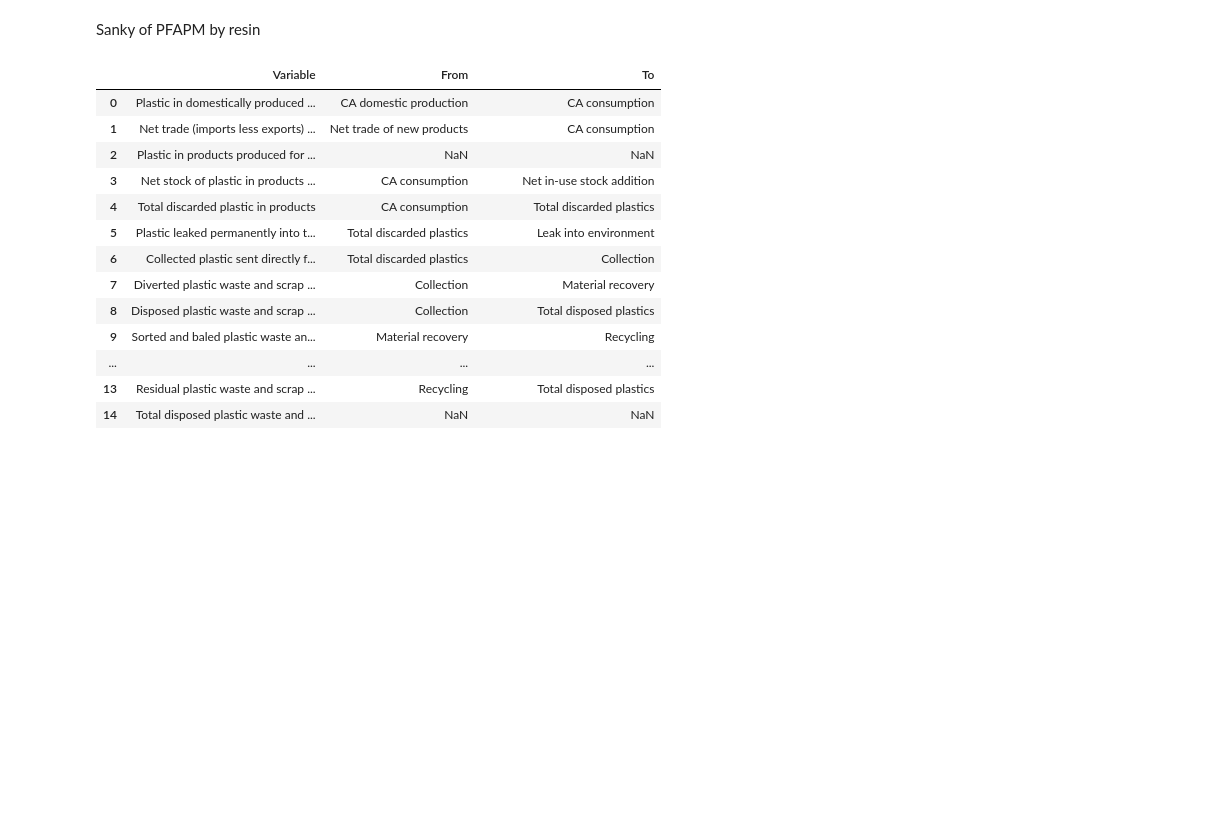
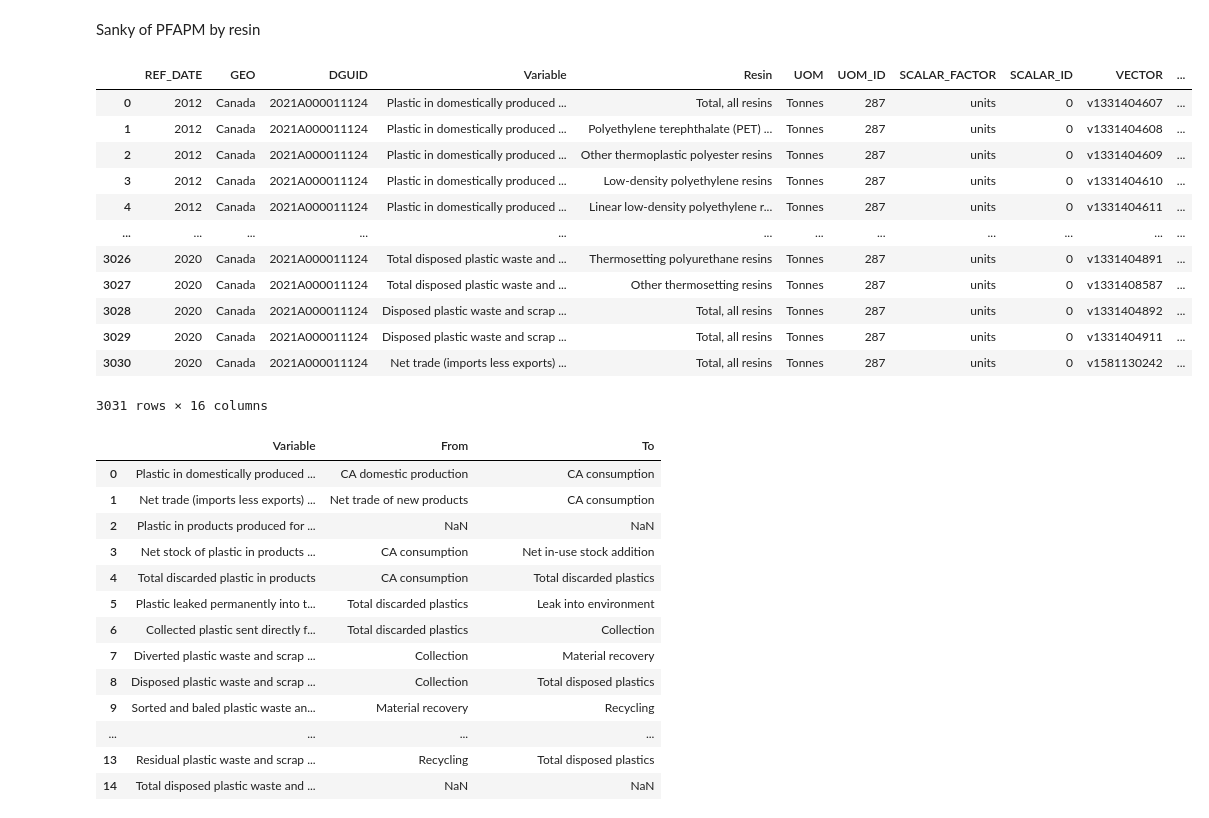
Before and after one commit to frehle/MulitiIndex-to-Sankey, a Jupyter notebook: Tutorial/PFAPM-to-Sankey_resin.ipynb, the cells around one changed output. Drawn from its saved outputs; the diff is of its cells as text; code cells hidden in the pictures; blank space fills up the shorter version.

```diff
--- a/Tutorial/PFAPM-to-Sankey_resin.ipynb
+++ b/Tutorial/PFAPM-to-Sankey_resin.ipynb
@@ -17,6 +16,21 @@ FILE_PATH ="Tutorial/files"
 # %%
 #import raw StatCan PFAPM by resin, as .csv file
 #https://www150.statcan.gc.ca/t1/tbl1/en/tv.action?pid=3810015101
-#or use saved file in files (38100151.csv, downloaded 2024-05-09)
+#or use saved file in 'files' (38100151.csv, downloaded 2024-05-09)
 data_raw_StatCan_resin = pd.read_csv(f"{FILE_PATH}/38100151.csv",sep=',')
+data_raw_StatCan_resin
+# %% [output]
+|  | REF_DATE | GEO | DGUID | Variable | Resin | UOM | UOM_ID | SCALAR_FACTOR | SCALAR_ID | VECTOR | ... |
+| 0 | 2012 | Canada | 2021A000011124 | Plastic in domestically produced ... | Total, all resins | Tonnes | 287 | units | 0 | v1331404607 | ... |
+| 1 | 2012 | Canada | 2021A000011124 | Plastic in domestically produced ... | Polyethylene terephthalate (PET) ... | Tonnes | 287 | units | 0 | v1331404608 | ... |
+| 2 | 2012 | Canada | 2021A000011124 | Plastic in domestically produced ... | Other thermoplastic polyester resins | Tonnes | 287 | units | 0 | v1331404609 | ... |
+| 3 | 2012 | Canada | 2021A000011124 | Plastic in domestically produced ... | Low-density polyethylene resins | Tonnes | 287 | units | 0 | v1331404610 | ... |
+| 4 | 2012 | Canada | 2021A000011124 | Plastic in domestically produced ... | Linear low-density polyethylene r... | Tonnes | 287 | units | 0 | v1331404611 | ... |
+| ... | ... | ... | ... | ... | ... | ... | ... | ... | ... | ... | ... |
+| 3026 | 2020 | Canada | 2021A000011124 | Total disposed plastic waste and ... | Thermosetting polyurethane resins | Tonnes | 287 | units | 0 | v1331404891 | ... |
+| 3027 | 2020 | Canada | 2021A000011124 | Total disposed plastic waste and ... | Other thermosetting resins | Tonnes | 287 | units | 0 | v1331408587 | ... |
+| 3028 | 2020 | Canada | 2021A000011124 | Disposed plastic waste and scrap ... | Total, all resins | Tonnes | 287 | units | 0 | v1331404892 | ... |
+| 3029 | 2020 | Canada | 2021A000011124 | Disposed plastic waste and scrap ... | Total, all resins | Tonnes | 287 | units | 0 | v1331404911 | ... |
+| 3030 | 2020 | Canada | 2021A000011124 | Net trade (imports less exports) ... | Total, all resins | Tonnes | 287 | units | 0 | v1581130242 | ... |
+3031 rows × 16 columns
 # %%
```
Also changed, not shown: parts of 5 cells of this notebook.
